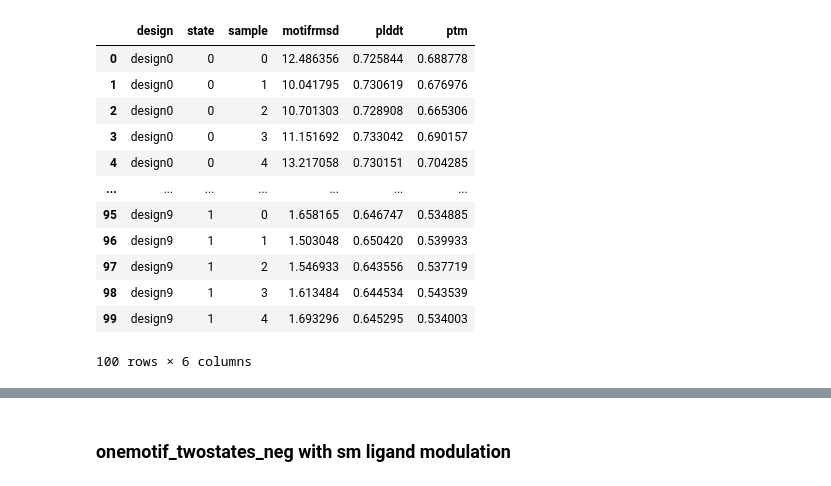
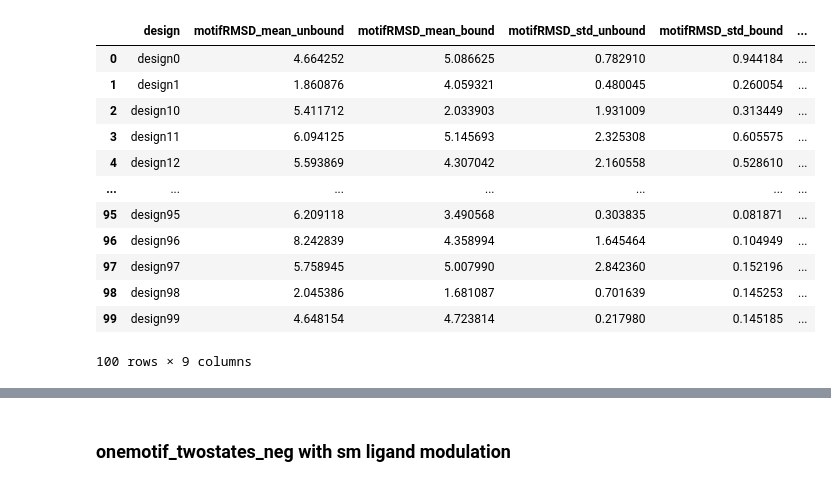
Before and after one commit to aparsanMIT/MotifCraft-AA, a Jupyter notebook: eval.ipynb, the cells around one changed output, grey strips where cells are left out. Cells and saved outputs as stored; diff of their text form; code cells hidden in the pictures.

```diff
--- a/eval.ipynb
+++ b/eval.ipynb
@@ -47,47 +47,47 @@ def motif_results(motif_out_dir, motif_pdb, motif):
                     "state": state,
                     "sample": sample_idx,
                     "motifrmsd": rmsd.item() if hasattr(rmsd, "item") else float(rmsd),
                     "plddt": outdict["plddt"].cpu().numpy()[sample_idx].mean(),
                     "ptm": outdict["ptm"].cpu().numpy()[sample_idx],
                 })
 
     full = pd.DataFrame(rows)
 
     agg = full.groupby(["design", "state"]).agg(
         motifRMSD_mean=("motifrmsd", "mean"),
         motifRMSD_std=("motifrmsd", "std"),
         plddt=("plddt", "mean"),
         ptm=("ptm", "mean")
     ).reset_index()
 
     agg = agg.pivot(index="design", columns="state").reset_index()
     agg.columns = ["_".join(map(str, col)).rstrip("_") for col in agg.columns.to_flat_index()]
     agg = agg.rename(columns=lambda c: c.replace("_0", "_unbound").replace("_1", "_bound"))
 
     agg.to_csv(os.path.join(motif_out_dir,"_aggresults.csv"),index=False)
     full.to_csv(os.path.join(motif_out_dir,"_fullresults.csv"),index=False)
 
 
     return full, agg
 
 
 
 df_full,df_agg = motif_results(motif_out_dir,motif_pdb, motif)
-df_full
+df_agg
 # %% [output]
-|  | design | state | sample | motifrmsd | plddt | ptm |
-| 0 | design0 | 0 | 0 | 12.486356 | 0.725844 | 0.688778 |
-| 1 | design0 | 0 | 1 | 10.041795 | 0.730619 | 0.676976 |
-| 2 | design0 | 0 | 2 | 10.701303 | 0.728908 | 0.665306 |
-| 3 | design0 | 0 | 3 | 11.151692 | 0.733042 | 0.690157 |
-| 4 | design0 | 0 | 4 | 13.217058 | 0.730151 | 0.704285 |
+|  | design | motifRMSD_mean_unbound | motifRMSD_mean_bound | motifRMSD_std_unbound | motifRMSD_std_bound | ... |
+| 0 | design0 | 4.664252 | 5.086625 | 0.782910 | 0.944184 | ... |
+| 1 | design1 | 1.860876 | 4.059321 | 0.480045 | 0.260054 | ... |
+| 2 | design10 | 5.411712 | 2.033903 | 1.931009 | 0.313449 | ... |
+| 3 | design11 | 6.094125 | 5.145693 | 2.325308 | 0.605575 | ... |
+| 4 | design12 | 5.593869 | 4.307042 | 2.160558 | 0.528610 | ... |
 | ... | ... | ... | ... | ... | ... | ... |
-| 95 | design9 | 1 | 0 | 1.658165 | 0.646747 | 0.534885 |
-| 96 | design9 | 1 | 1 | 1.503048 | 0.650420 | 0.539933 |
-| 97 | design9 | 1 | 2 | 1.546933 | 0.643556 | 0.537719 |
-| 98 | design9 | 1 | 3 | 1.613484 | 0.644534 | 0.543539 |
-| 99 | design9 | 1 | 4 | 1.693296 | 0.645295 | 0.534003 |
+| 95 | design95 | 6.209118 | 3.490568 | 0.303835 | 0.081871 | ... |
+| 96 | design96 | 8.242839 | 4.358994 | 1.645464 | 0.104949 | ... |
+| 97 | design97 | 5.758945 | 5.007990 | 2.842360 | 0.152196 | ... |
+| 98 | design98 | 2.045386 | 1.681087 | 0.701639 | 0.145253 | ... |
+| 99 | design99 | 4.648154 | 4.723814 | 0.217980 | 0.145185 | ... |
-100 rows × 6 columns
+100 rows × 9 columns
 # %%
 len(df_agg[(df_agg["motifRMSD_mean_unbound"]>1.0) & (df_agg["motifRMSD_mean_bound"]<=1.0)]) # condition for one motif two states positive allostery
 # %% [output]
```
Also changed, not shown: parts of 23 cells of this notebook, 1 other file.
